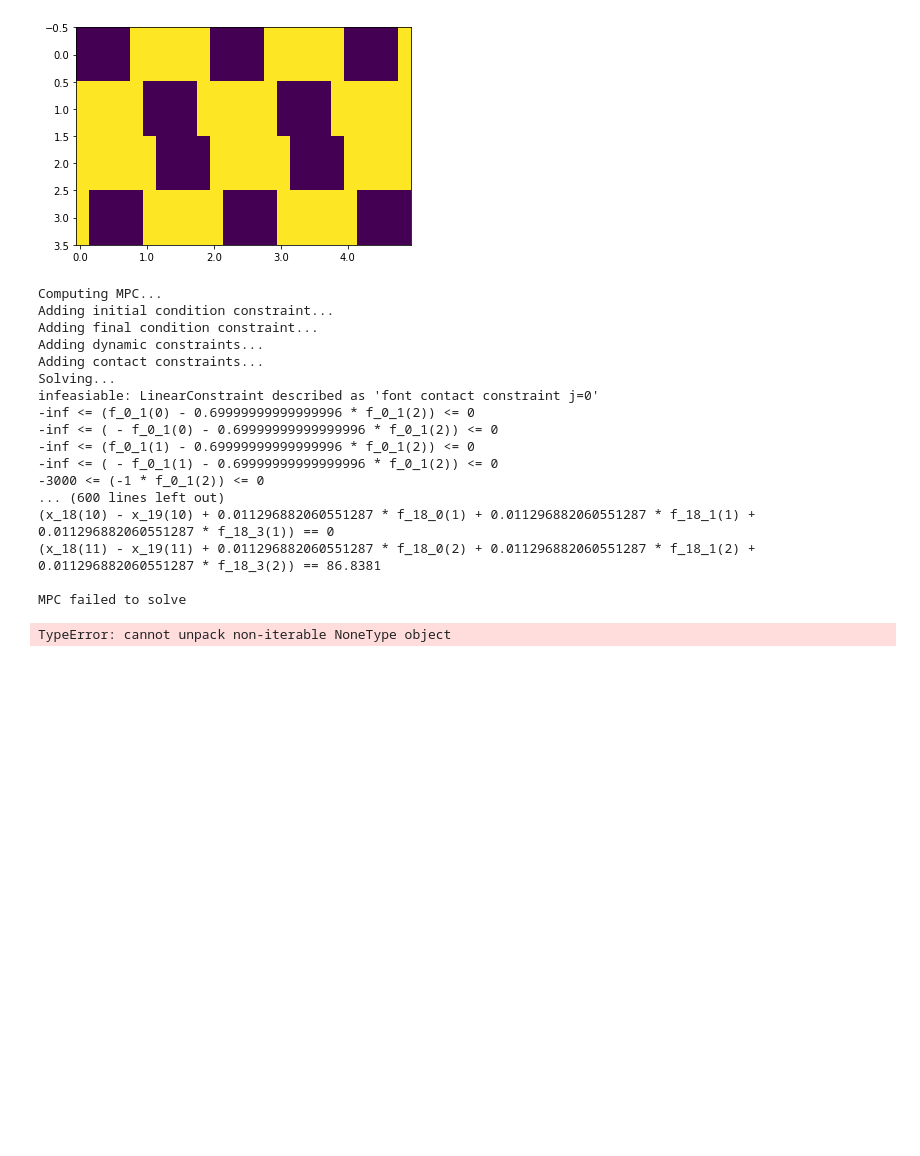
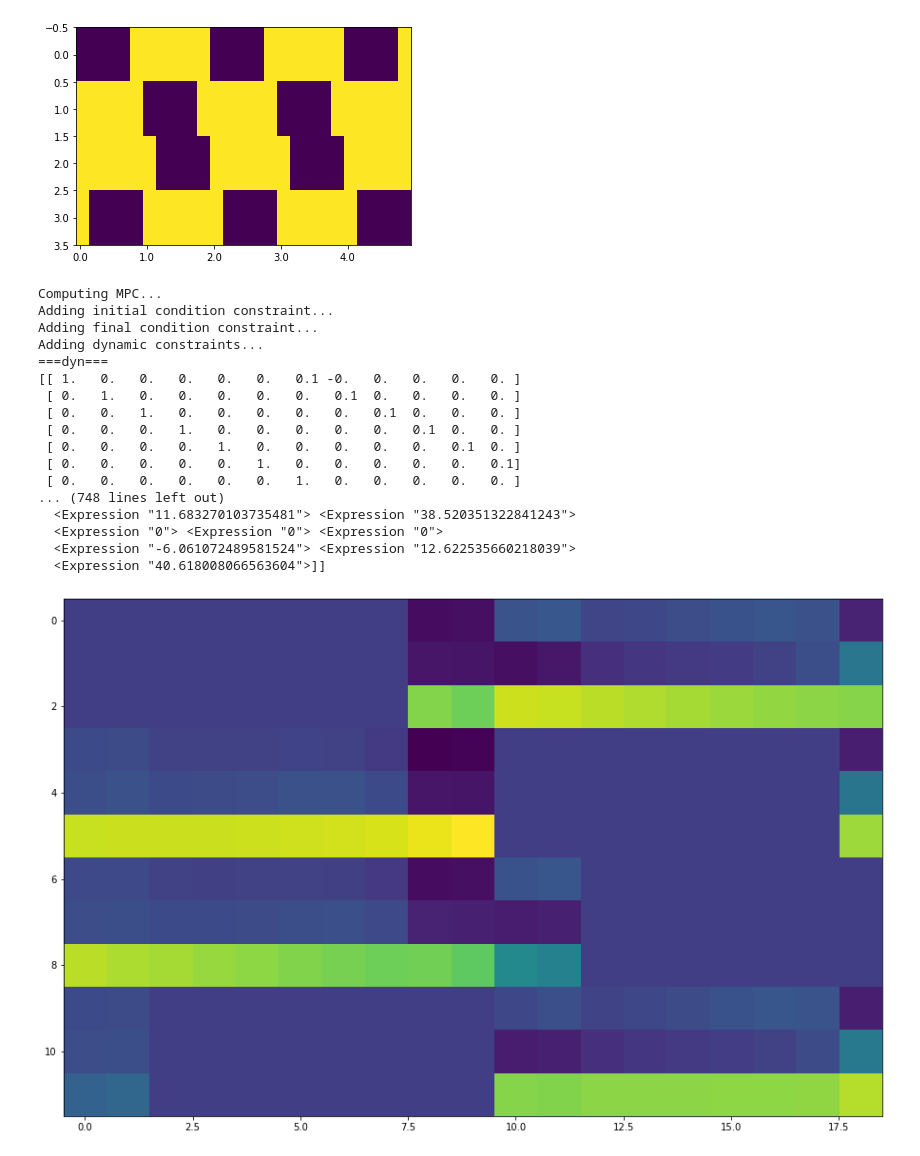
Before and after one commit to JChunX/gait-trans, a Jupyter notebook: gait_trans/playground.ipynb, the cells around one changed output. Drawn from its saved outputs; the diff is of its cells as text; code cells hidden in the pictures; blank space fills up the shorter version.

```diff
--- a/gait_trans/playground.ipynb
+++ b/gait_trans/playground.ipynb
@@ -571,35 +573,35 @@ r_ref = gen_foot_positions(x_ref_tmp, fsm, leg_shoulder_pos)
 # convert r_ref from world frame to body frame
 r_ref = r_ref - x_ref[:, np.newaxis, 3:6]
 # %%
-Q = np.diag([1000, 1000, 1, 1, 1, 1000, 1000, 1000, 1, 1, 1, 1000000])
+Q = np.eye(12)#np.diag([1000, 1000, 1, 1, 1, 1000, 1000, 1000, 1, 1, 1, 1000000])
 R = np.diag([1, 1, 1, 1, 1, 1, 1, 1, 1, 1, 1, 1])
 mpc = QuadrupedMPC(N, dt, Q, R)
 f_mpc, x_mpc = mpc.compute_mpc(x_ref, r_ref[:N-1], fsm[:N-1])
 f_mpc = np.vectorize(lambda x: x.Evaluate())(f_mpc)
 
 plt.figure(figsize=(30,N/2))
 plt.imshow(f_mpc.T)
 # save plot as image named "gait_force.png"
 plt.savefig("../gait_force.png")
 # %% [output]
 Computing MPC...
 Adding initial condition constraint...
 Adding final condition constraint...
 Adding dynamic constraints...
-Adding contact constraints...
-Solving...
-infeasiable: LinearConstraint described as 'font contact constraint j=0'
--inf <= (f_0_1(0) - 0.69999999999999996 * f_0_1(2)) <= 0
--inf <= ( - f_0_1(0) - 0.69999999999999996 * f_0_1(2)) <= 0
--inf <= (f_0_1(1) - 0.69999999999999996 * f_0_1(2)) <= 0
--inf <= ( - f_0_1(1) - 0.69999999999999996 * f_0_1(2)) <= 0
--3000 <= (-1 * f_0_1(2)) <= 0
-... (600 lines left out)
-(x_18(10) - x_19(10) + 0.011296882060551287 * f_18_0(1) + 0.011296882060551287 * f_18_1(1) + 0.011296882060551287 * f_18_3(1)) == 0
-(x_18(11) - x_19(11) + 0.011296882060551287 * f_18_0(2) + 0.011296882060551287 * f_18_1(2) + 0.011296882060551287 * f_18_3(2)) == 86.8381
-
-MPC failed to solve
+===dyn===
+[[ 1.   0.   0.   0.   0.   0.   0.1 -0.   0.   0.   0.   0. ]
+ [ 0.   1.   0.   0.   0.   0.   0.   0.1  0.   0.   0.   0. ]
+ [ 0.   0.   1.   0.   0.   0.   0.   0.   0.1  0.   0.   0. ]
+ [ 0.   0.   0.   1.   0.   0.   0.   0.   0.   0.1  0.   0. ]
+ [ 0.   0.   0.   0.   1.   0.   0.   0.   0.   0.   0.1  0. ]
+ [ 0.   0.   0.   0.   0.   1.   0.   0.   0.   0.   0.   0.1]
+ [ 0.   0.   0.   0.   0.   0.   1.   0.   0.   0.   0.   0. ]
+... (748 lines left out)
+  <Expression "11.683270103735481"> <Expression "38.520351322841243">
+  <Expression "0"> <Expression "0"> <Expression "0">
+  <Expression "-6.061072489581524"> <Expression "12.622535660218039">
+  <Expression "40.618008066563604">]]
-TypeError: cannot unpack non-iterable NoneType object
+[figure, added]
 # %%
 def plot_com_traj(x_ref, x_mpc):
     """
```
Also changed, not shown: parts of 3 cells of this notebook, 1 other file.
